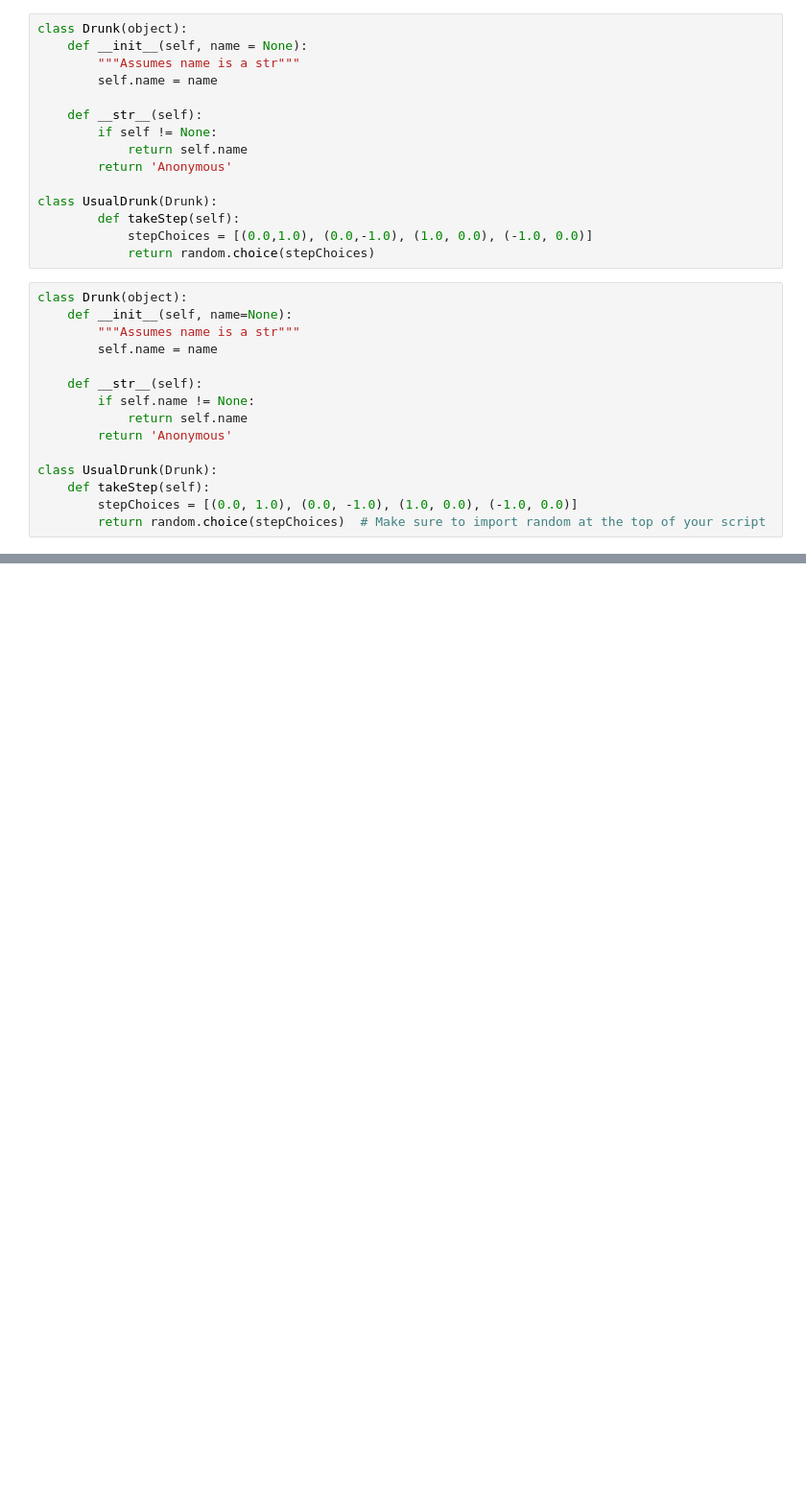
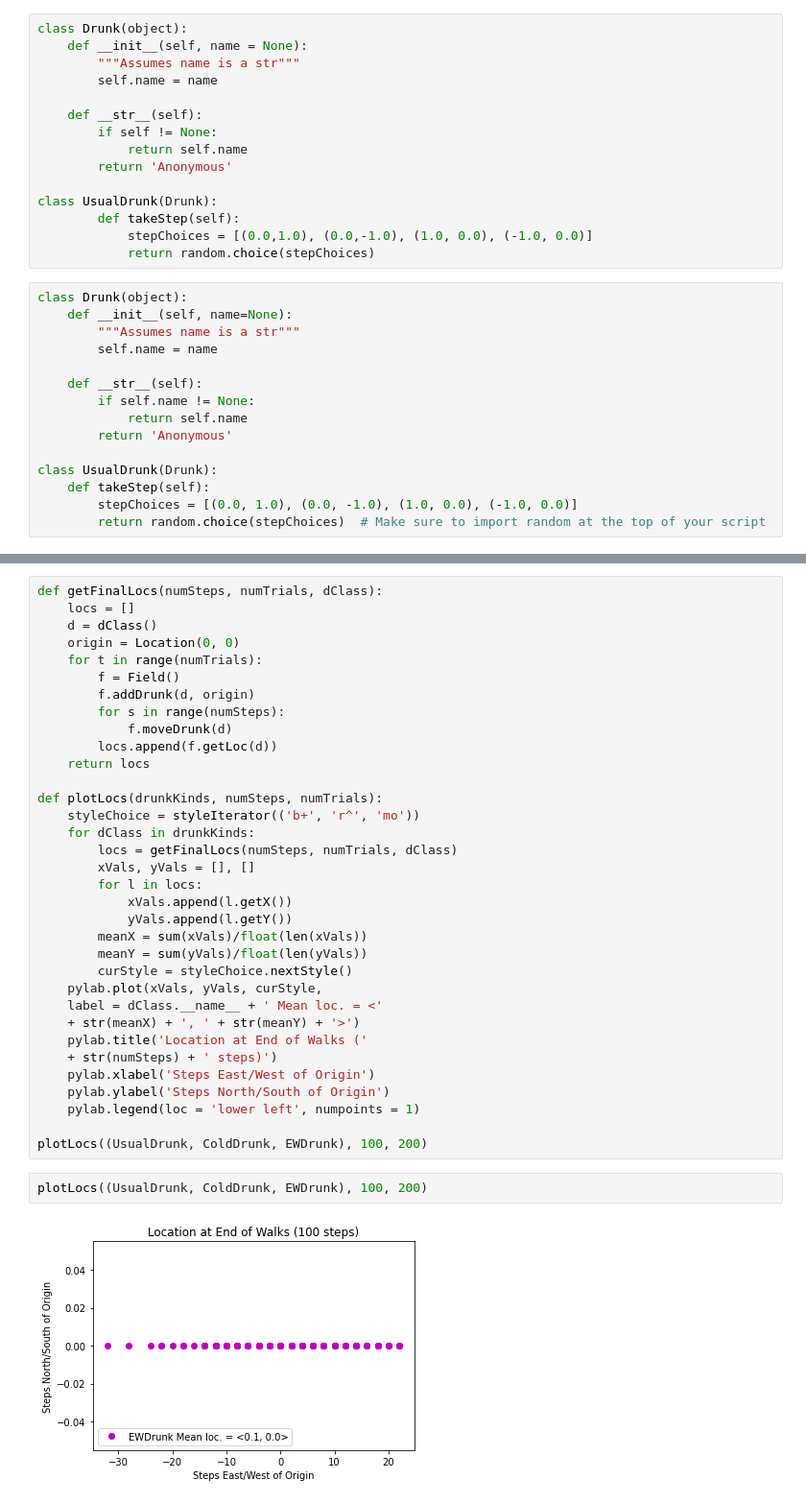
Before and after one commit to Kassaye52/IntrotoComputationwithPython, a Jupyter notebook: chapter13.ipynb, the cells around one changed output, grey strips where cells are left out. Shown: that part at 96% size. Cells and saved outputs as stored; diff of their text form; blank space fills up the shorter version.

```diff
--- a/chapter13.ipynb
+++ b/chapter13.ipynb
@@ -82,0 +259,38 @@ class UsualDrunk(Drunk):
+# %%
+def getFinalLocs(numSteps, numTrials, dClass):
+    locs = []
+    d = dClass()
+    origin = Location(0, 0)
+    for t in range(numTrials):
+        f = Field()
+        f.addDrunk(d, origin)
+        for s in range(numSteps):
+            f.moveDrunk(d)
+        locs.append(f.getLoc(d))
+    return locs
+
+def plotLocs(drunkKinds, numSteps, numTrials):
+    styleChoice = styleIterator(('b+', 'r^', 'mo'))
+    for dClass in drunkKinds:
+        locs = getFinalLocs(numSteps, numTrials, dClass)
+        xVals, yVals = [], []
+        for l in locs:
+            xVals.append(l.getX())
+            yVals.append(l.getY())
+        meanX = sum(xVals)/float(len(xVals))
+        meanY = sum(yVals)/float(len(yVals))
+        curStyle = styleChoice.nextStyle()
+    pylab.plot(xVals, yVals, curStyle,
+    label = dClass.__name__ + ' Mean loc. = <'
+    + str(meanX) + ', ' + str(meanY) + '>')
+    pylab.title('Location at End of Walks ('
+    + str(numSteps) + ' steps)')
+    pylab.xlabel('Steps East/West of Origin')
+    pylab.ylabel('Steps North/South of Origin')
+    pylab.legend(loc = 'lower left', numpoints = 1)
+
+plotLocs((UsualDrunk, ColdDrunk, EWDrunk), 100, 200)
+# %%
+plotLocs((UsualDrunk, ColdDrunk, EWDrunk), 100, 200)
+# %% [output]
+[figure, added]
```
Also changed, not shown: parts of 13 cells of this notebook.
